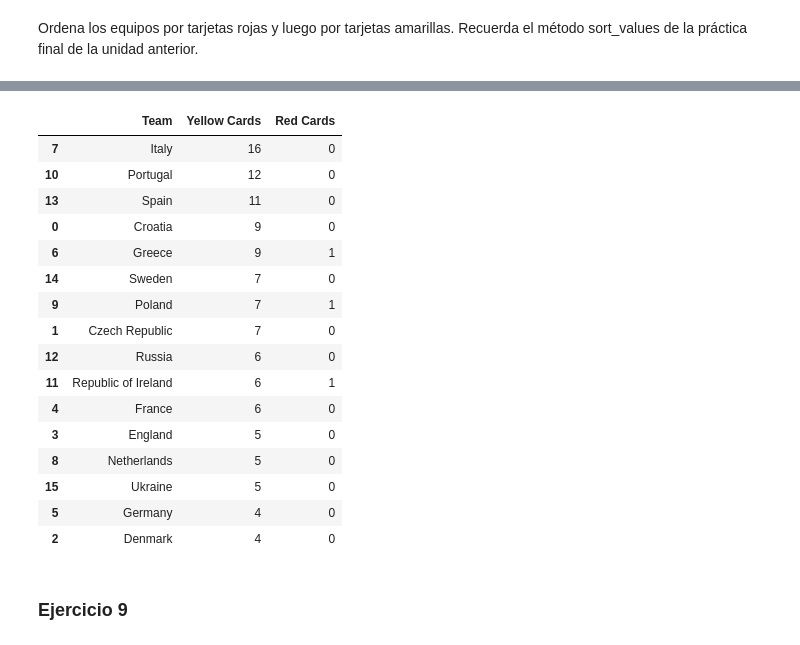
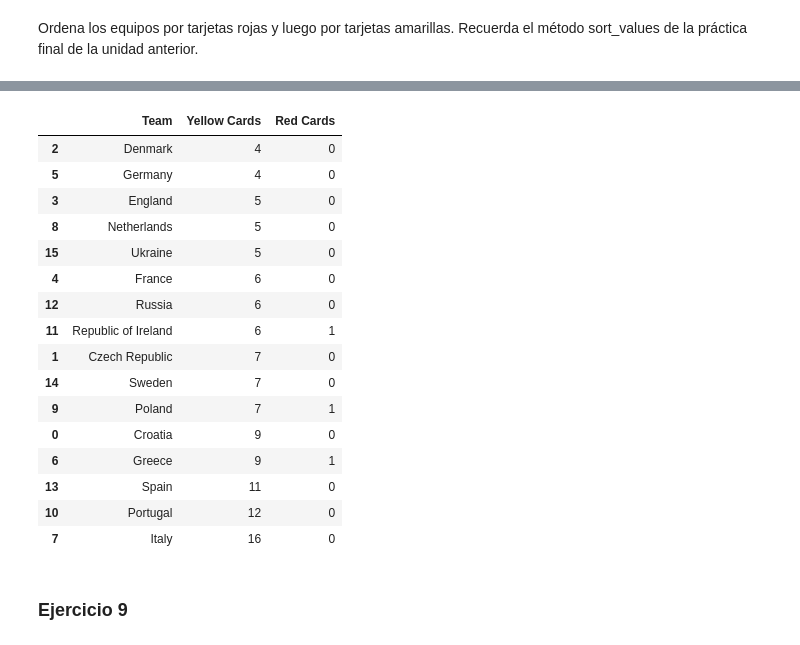
Before and after one commit to rebecaprg/DS-Online-Rebeca-Prior, a Jupyter notebook: 02_Herramientas_Avanzadas/Sprint_04/Unidad_02_Pandas_II/02_Ejercicios_Workout/12_Ejercicios_Series.ipynb, the cells around one changed output, grey strips where cells are left out. Saved outputs shown, nothing was run; the diff lists cells and outputs as text; code cells hidden in the pictures.

```diff
--- a/02_Herramientas_Avanzadas/Sprint_04/Unidad_02_Pandas_II/02_Ejercicios_Workout/12_Ejercicios_Series.ipynb
+++ b/02_Herramientas_Avanzadas/Sprint_04/Unidad_02_Pandas_II/02_Ejercicios_Workout/12_Ejercicios_Series.ipynb
@@ -170,8 +149,8 @@ len(df_euro12.columns)
 # %% [markdown]
 Quédate sólo las columnas Equipo, Tarjetas Amarillas y Tarjetas Rojas y asígnalas a un dataframe de datos llamado discipline
 # %%
-df_discipline = df_euro12[["Team", "Yellow Cards", "Red Cards"]]
-df_discipline
+discipline = df_euro12[['Team', 'Yellow Cards', 'Red Cards']]
+discipline
 # %% [output]
 |  | Team | Yellow Cards | Red Cards |
 | 0 | Croatia | 9 | 0 |
@@ -217,23 +176,23 @@ df_discipline.sort_values(by=["Red Cards", "Yellow Cards"], ascending = False)
 # %%
-df_discipline.sort_values(by=["Yellow Cards"], ascending = False)
+discipline.sort_values(["Yellow Cards", "Red Cards"])
 # %% [output]
 |  | Team | Yellow Cards | Red Cards |
-| 7 | Italy | 16 | 0 |
-| 10 | Portugal | 12 | 0 |
-| 13 | Spain | 11 | 0 |
-| 0 | Croatia | 9 | 0 |
-| 6 | Greece | 9 | 1 |
-| 14 | Sweden | 7 | 0 |
-| 9 | Poland | 7 | 1 |
-| 1 | Czech Republic | 7 | 0 |
-| 12 | Russia | 6 | 0 |
-| 11 | Republic of Ireland | 6 | 1 |
-| 4 | France | 6 | 0 |
+| 2 | Denmark | 4 | 0 |
+| 5 | Germany | 4 | 0 |
 | 3 | England | 5 | 0 |
 | 8 | Netherlands | 5 | 0 |
 | 15 | Ukraine | 5 | 0 |
-| 5 | Germany | 4 | 0 |
-| 2 | Denmark | 4 | 0 |
+| 4 | France | 6 | 0 |
+| 12 | Russia | 6 | 0 |
+| 11 | Republic of Ireland | 6 | 1 |
+| 1 | Czech Republic | 7 | 0 |
+| 14 | Sweden | 7 | 0 |
+| 9 | Poland | 7 | 1 |
+| 0 | Croatia | 9 | 0 |
+| 6 | Greece | 9 | 1 |
+| 13 | Spain | 11 | 0 |
+| 10 | Portugal | 12 | 0 |
+| 7 | Italy | 16 | 0 |
 # %% [markdown]
 ### Ejercicio 9
 # %% [markdown]
```
Also changed, not shown: parts of 18 cells of this notebook.
